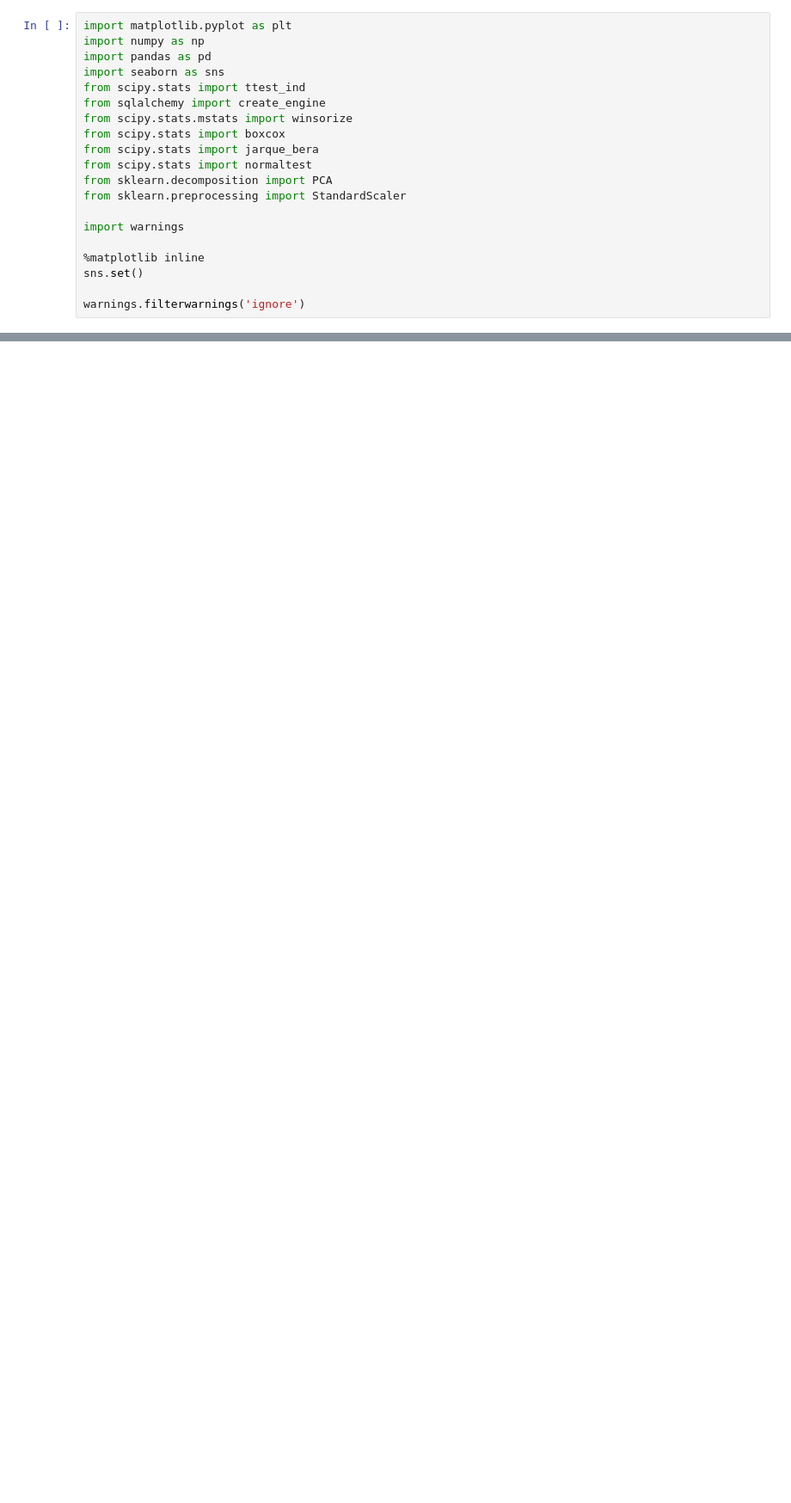
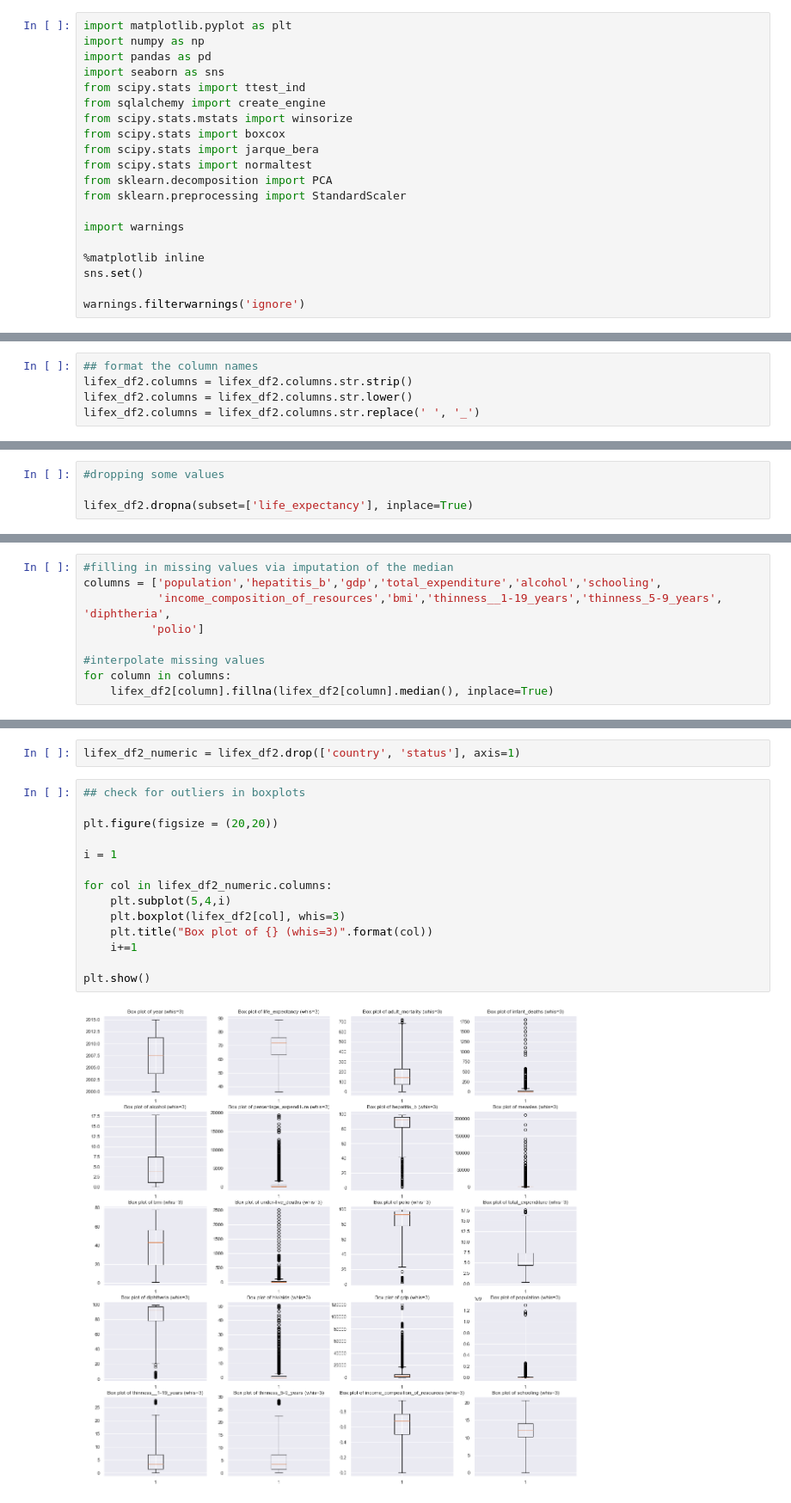
Before and after one commit to jlolavesen/thinkful, a Jupyter notebook: Mod17Challenge.ipynb, the cells around one changed output, grey strips where cells are left out. Shown at 86% size. Drawn from its saved outputs; the diff is of its cells as text; blank space fills up the shorter version.

```diff
--- a/Mod17Challenge.ipynb
+++ b/Mod17Challenge.ipynb
@@ -301,0 +43,5 @@ The strong correlations of the INCOME_COMPOSITION_OF_RESOURCES and SCHOOLING var
+# %%
+## format the column names
+lifex_df2.columns = lifex_df2.columns.str.strip()
+lifex_df2.columns = lifex_df2.columns.str.lower()
+lifex_df2.columns = lifex_df2.columns.str.replace(' ', '_')
@@ -301,0 +129,4 @@ The strong correlations of the INCOME_COMPOSITION_OF_RESOURCES and SCHOOLING var
+# %%
+#dropping some values
+
+lifex_df2.dropna(subset=['life_expectancy'], inplace=True)
@@ -301,0 +230,9 @@ The strong correlations of the INCOME_COMPOSITION_OF_RESOURCES and SCHOOLING var
+# %%
+#filling in missing values via imputation of the median
+columns = ['population','hepatitis_b','gdp','total_expenditure','alcohol','schooling',
+           'income_composition_of_resources','bmi','thinness__1-19_years','thinness_5-9_years', 'diphtheria',
+          'polio']
+
+#interpolate missing values
+for column in columns:
+    lifex_df2[column].fillna(lifex_df2[column].median(), inplace=True)
@@ -301,0 +255,18 @@ The strong correlations of the INCOME_COMPOSITION_OF_RESOURCES and SCHOOLING var
+# %%
+lifex_df2_numeric = lifex_df2.drop(['country', 'status'], axis=1)
+# %%
+## check for outliers in boxplots
+
+plt.figure(figsize = (20,20))
+
+i = 1
+
+for col in lifex_df2_numeric.columns:
+    plt.subplot(5,4,i)
+    plt.boxplot(lifex_df2[col], whis=3)
+    plt.title("Box plot of {} (whis=3)".format(col))
+    i+=1
+
+plt.show()
+# %% [output]
+[figure, added]
```
Also changed, not shown: parts of 80 cells of this notebook.
